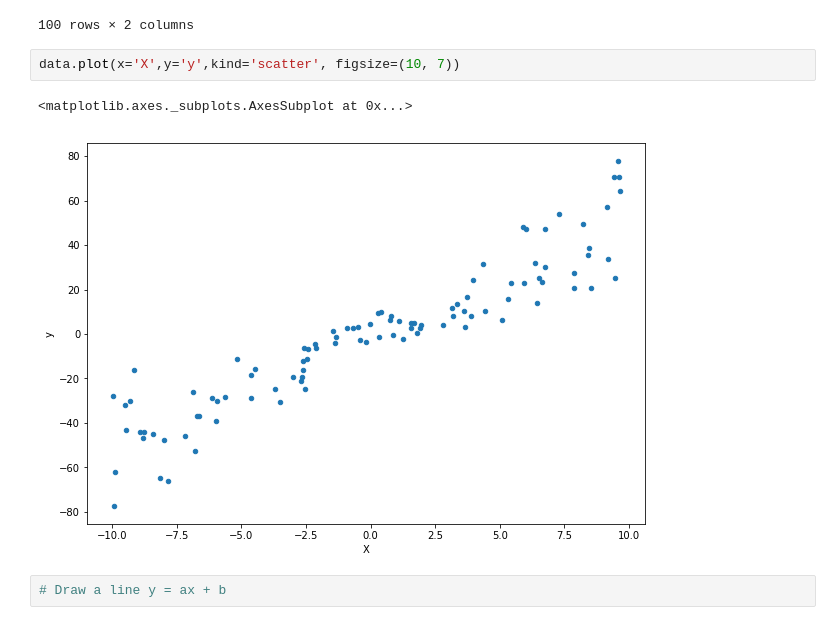
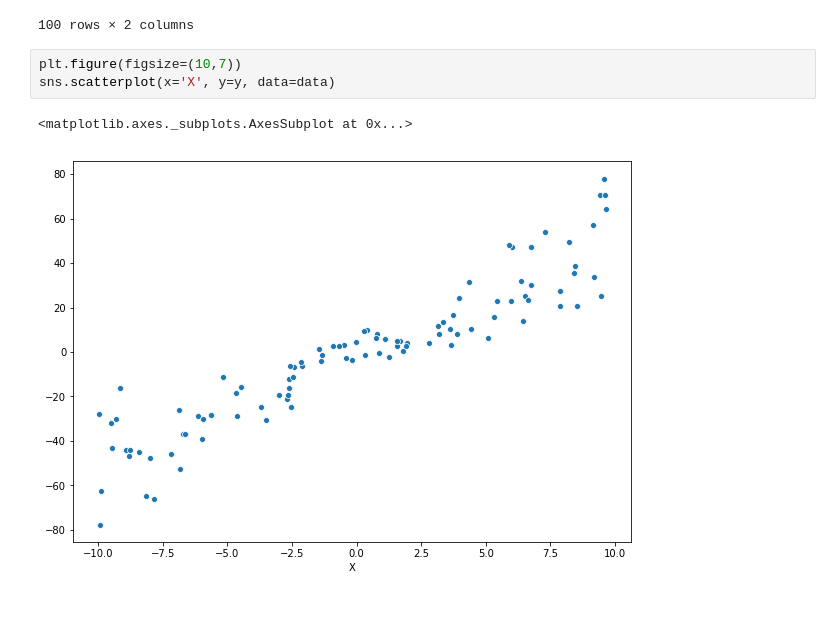
Before and after one commit to mxzgit/Sklearn-ML, a Jupyter notebook: Models/Linear Regression.ipynb, the cells around one changed output. Drawn from its saved outputs; the diff is of its cells as text.

```diff
--- a/Models/Linear Regression.ipynb
+++ b/Models/Linear Regression.ipynb
@@ -34,10 +34,9 @@ data
 | 98 | -7.19 | -46.0176 |
 | 99 | -5.18 | -11.4226 |
 100 rows × 2 columns
-# %%
-data.plot(x='X',y='y',kind='scatter', figsize=(10, 7))
-# %% [output]
-<matplotlib.axes._subplots.AxesSubplot at 0x...>
-[figure, removed]
-# %%
-# Draw a line y = ax + b
+# %%
+plt.figure(figsize=(10,7))
+sns.scatterplot(x='X', y=y, data=data)
+# %% [output]
+<matplotlib.axes._subplots.AxesSubplot at 0x...>
+[figure, added]
```
Also changed, not shown: parts of 4 cells of this notebook.
